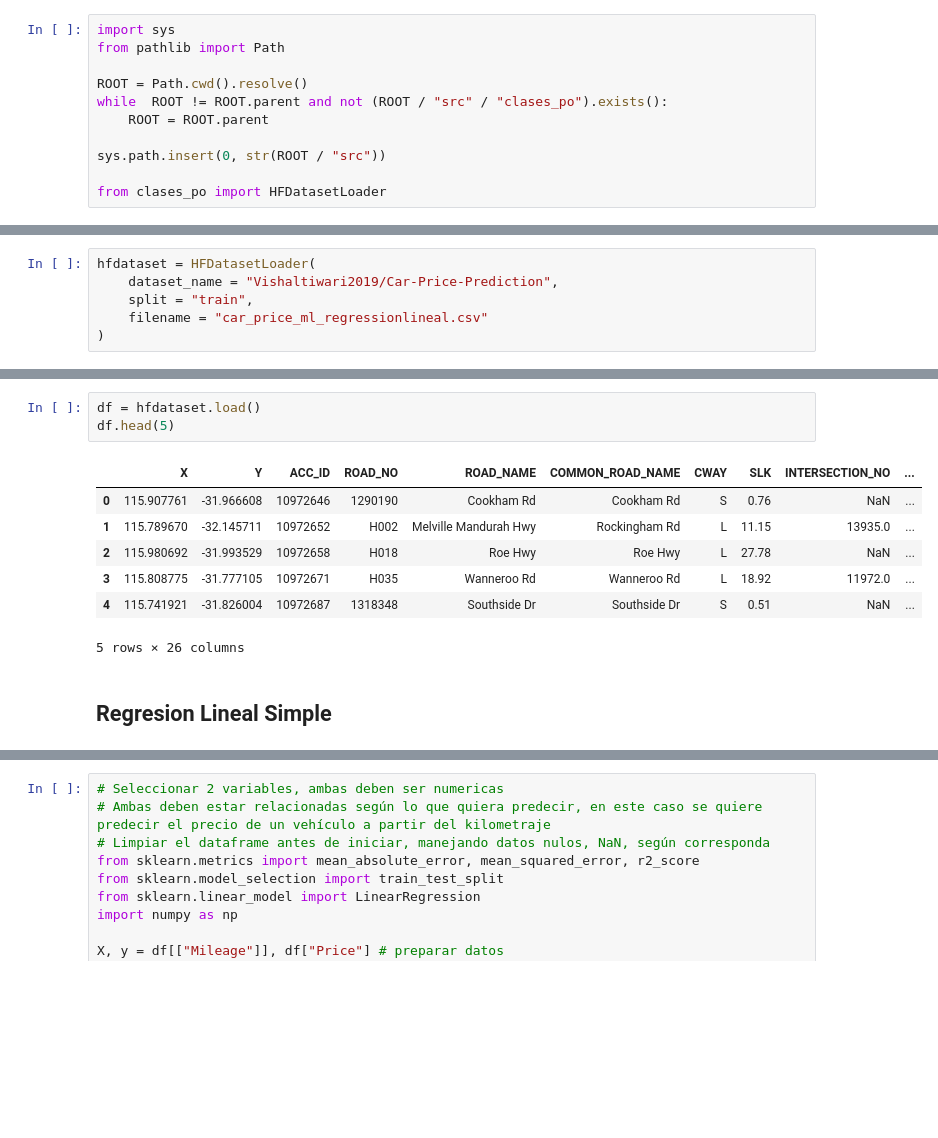
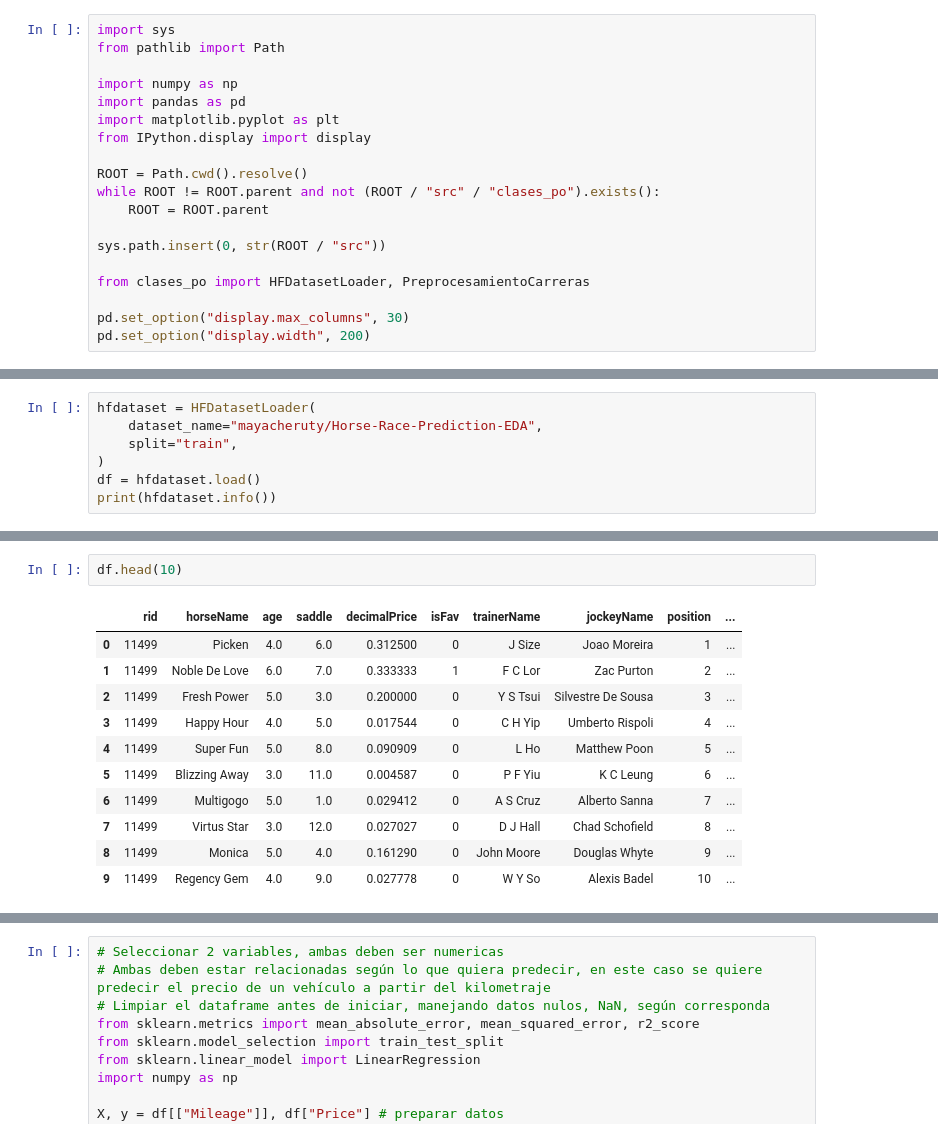
Before and after one commit to juanrenteria-ai/ML_2026_IUD, a Jupyter notebook: src/sincronicas/Semana_2SINC.ipynb, the cells around one changed output, grey strips where cells are left out. Drawn from its saved outputs; the diff is of its cells as text; blank space fills up the shorter version.

Commit message:
carga automática de Horse-Race y preprocesamiento para regresión

```diff
--- a/src/sincronicas/Semana_2SINC.ipynb
+++ b/src/sincronicas/Semana_2SINC.ipynb
@@ -2,10 +8,18 @@
 import sys
 from pathlib import Path
 
+import numpy as np
+import pandas as pd
+import matplotlib.pyplot as plt
+from IPython.display import display
+
 ROOT = Path.cwd().resolve()
-while  ROOT != ROOT.parent and not (ROOT / "src" / "clases_po").exists():
+while ROOT != ROOT.parent and not (ROOT / "src" / "clases_po").exists():
     ROOT = ROOT.parent
 
 sys.path.insert(0, str(ROOT / "src"))
 
-from clases_po import HFDatasetLoader
+from clases_po import HFDatasetLoader, PreprocesamientoCarreras
+
+pd.set_option("display.max_columns", 30)
+pd.set_option("display.width", 200)
@@ -12,6 +59,7 @@ from clases_po import HFDatasetLoader
 # %%
 hfdataset = HFDatasetLoader(
-    dataset_name = "Vishaltiwari2019/Car-Price-Prediction",
-    split = "train",
-    filename = "car_price_ml_regressionlineal.csv"
+    dataset_name="mayacheruty/Horse-Race-Prediction-EDA",
+    split="train",
 )
+df = hfdataset.load()
+print(hfdataset.info())
@@ -18,13 +93,14 @@ hfdataset = HFDatasetLoader(
 # %%
-df = hfdataset.load()
-df.head(5)
+df.head(10)
 # %% [output]
-|  | X | Y | ACC_ID | ROAD_NO | ROAD_NAME | COMMON_ROAD_NAME | CWAY | SLK | INTERSECTION_NO | ... |
-| 0 | 115.907761 | -31.966608 | 10972646 | 1290190 | Cookham Rd | Cookham Rd | S | 0.76 | NaN | ... |
-| 1 | 115.789670 | -32.145711 | 10972652 | H002 | Melville Mandurah Hwy | Rockingham Rd | L | 11.15 | 13935.0 | ... |
-| 2 | 115.980692 | -31.993529 | 10972658 | H018 | Roe Hwy | Roe Hwy | L | 27.78 | NaN | ... |
-| 3 | 115.808775 | -31.777105 | 10972671 | H035 | Wanneroo Rd | Wanneroo Rd | L | 18.92 | 11972.0 | ... |
-| 4 | 115.741921 | -31.826004 | 10972687 | 1318348 | Southside Dr | Southside Dr | S | 0.51 | NaN | ... |
+|  | rid | horseName | age | saddle | decimalPrice | isFav | trainerName | jockeyName | position | ... |
+| 0 | 11499 | Picken | 4.0 | 6.0 | 0.312500 | 0 | J Size | Joao Moreira | 1 | ... |
+| 1 | 11499 | Noble De Love | 6.0 | 7.0 | 0.333333 | 1 | F C Lor | Zac Purton | 2 | ... |
+| 2 | 11499 | Fresh Power | 5.0 | 3.0 | 0.200000 | 0 | Y S Tsui | Silvestre De Sousa | 3 | ... |
+| 3 | 11499 | Happy Hour | 4.0 | 5.0 | 0.017544 | 0 | C H Yip | Umberto Rispoli | 4 | ... |
+| 4 | 11499 | Super Fun | 5.0 | 8.0 | 0.090909 | 0 | L Ho | Matthew Poon | 5 | ... |
+| 5 | 11499 | Blizzing Away | 3.0 | 11.0 | 0.004587 | 0 | P F Yiu | K C Leung | 6 | ... |
+| 6 | 11499 | Multigogo | 5.0 | 1.0 | 0.029412 | 0 | A S Cruz | Alberto Sanna | 7 | ... |
+| 7 | 11499 | Virtus Star | 3.0 | 12.0 | 0.027027 | 0 | D J Hall | Chad Schofield | 8 | ... |
+| 8 | 11499 | Monica | 5.0 | 4.0 | 0.161290 | 0 | John Moore | Douglas Whyte | 9 | ... |
+| 9 | 11499 | Regency Gem | 4.0 | 9.0 | 0.027778 | 0 | W Y So | Alexis Badel | 10 | ... |
-5 rows × 26 columns
-# %% [markdown]
-## Regresion Lineal Simple
```
Also changed, not shown: parts of 23 cells of this notebook, 3 other files.
